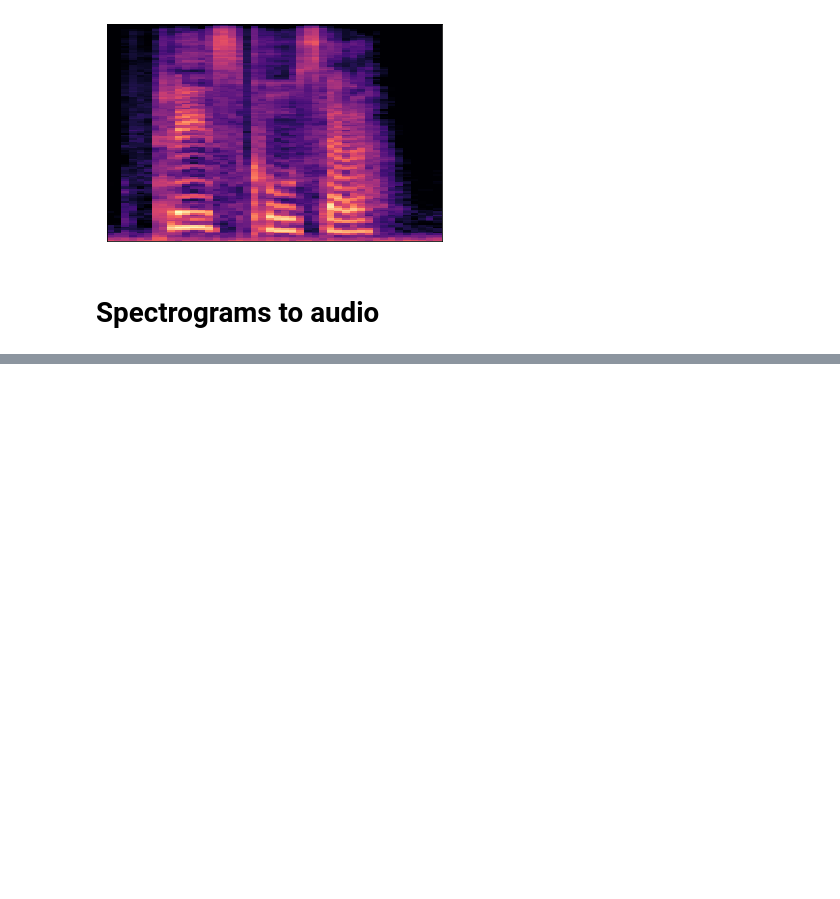
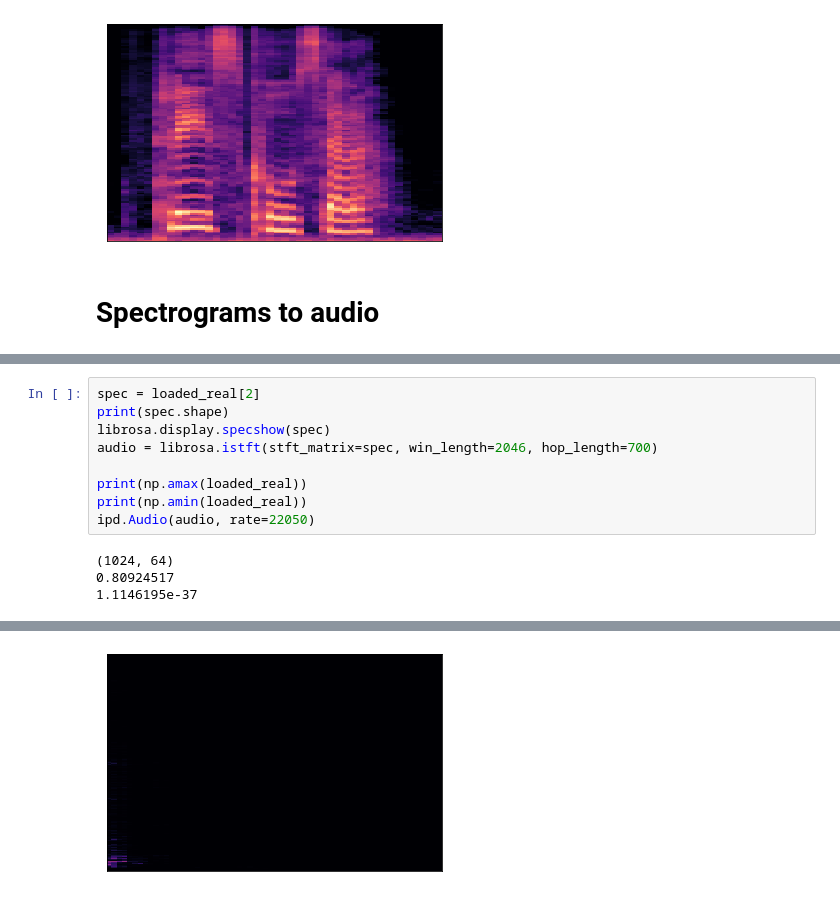
Before and after one commit to MrCogito/SpecGan, a Jupyter notebook: Data_preparation.ipynb, the cells around one changed output, grey strips where cells are left out. Cells and saved outputs as stored; diff of their text form; blank space fills up the shorter version.

```diff
--- a/Data_preparation.ipynb
+++ b/Data_preparation.ipynb
@@ -141,0 +263,13 @@ float32
+# %%
+spec = loaded_real[2]
+print(spec.shape)
+librosa.display.specshow(spec)
+audio = librosa.istft(stft_matrix=spec, win_length=2046, hop_length=700)
+
+print(np.amax(loaded_real))
+print(np.amin(loaded_real))
+ipd.Audio(audio, rate=22050)
+# %% [output]
+(1024, 64)
+0.80924517
+1.1146195e-37
@@ -141,0 +277 @@ float32
+[figure, added]
```
Also changed, not shown: parts of 18 cells of this notebook.
